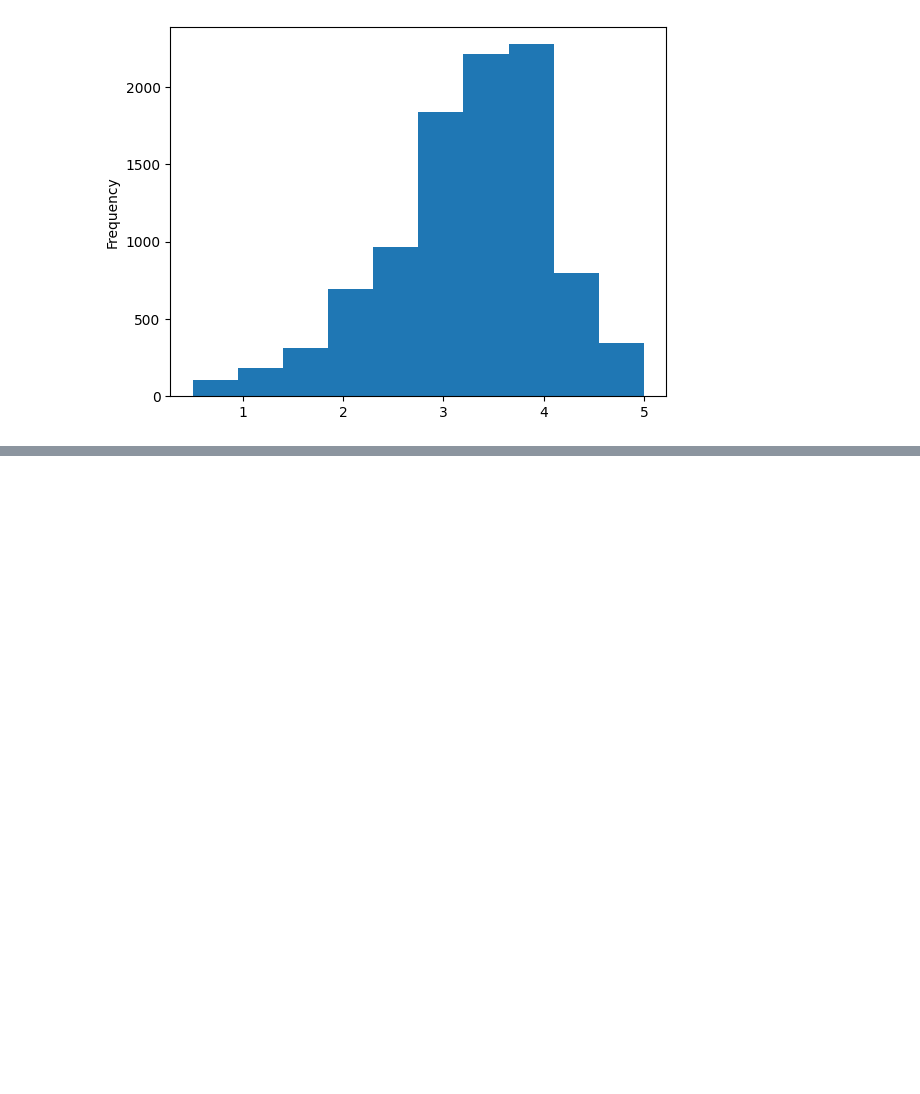
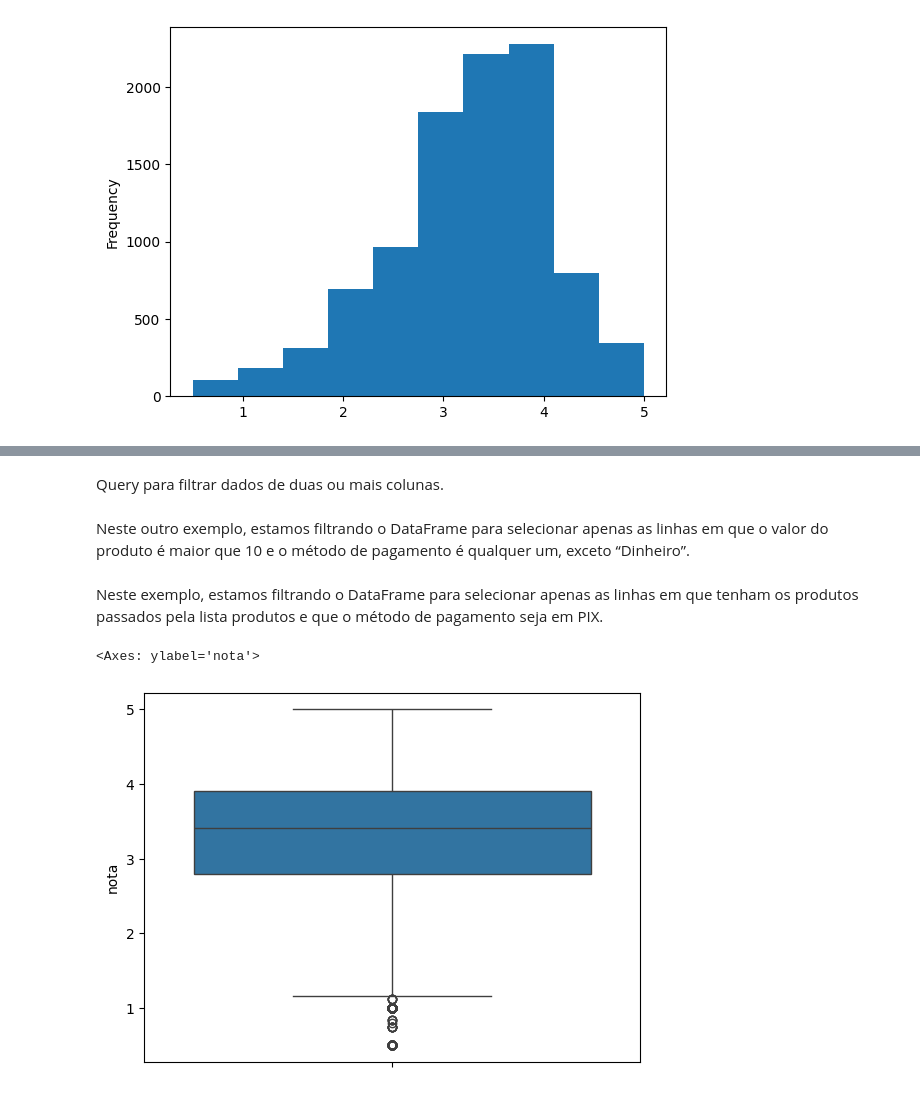
Before and after one commit to annaklaracss/data_science-, a Jupyter notebook: introdu_o_a_data_science.ipynb, the cells around one changed output, grey strips where cells are left out. Drawn from its saved outputs; the diff is of its cells as text; code cells hidden in the pictures; blank space fills up the shorter version.

```diff
--- a/introdu_o_a_data_science.ipynb
+++ b/introdu_o_a_data_science.ipynb
@@ -248,0 +252,2 @@ medias.plot(kind='hist')
+# %% [markdown]
+Query para filtrar dados de duas ou mais colunas.
@@ -248,0 +256,2 @@ medias.plot(kind='hist')
+# %% [markdown]
+Neste outro exemplo, estamos filtrando o DataFrame para selecionar apenas as linhas em que o valor do produto é maior que 10 e o método de pagamento é qualquer um, exceto “Dinheiro”.
@@ -248,0 +262,7 @@ medias.plot(kind='hist')
+# %% [markdown]
+Neste exemplo, estamos filtrando o DataFrame para selecionar apenas as linhas em que tenham os produtos passados pela lista produtos e que o método de pagamento seja em PIX.
+# %%
+sns.boxplot(medias)
+# %% [output]
+<Axes: ylabel='nota'>
+[figure, added]
```
Also changed, not shown: parts of 5 cells of this notebook.
